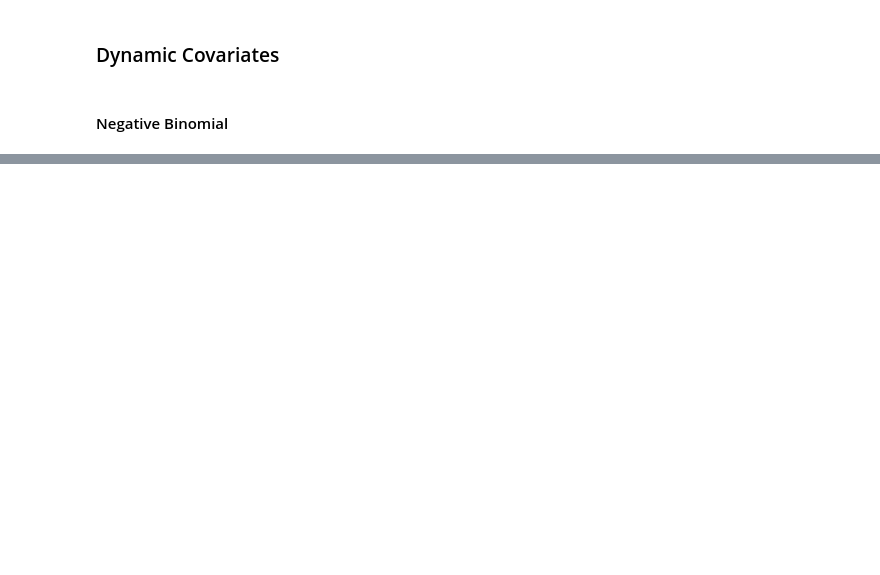
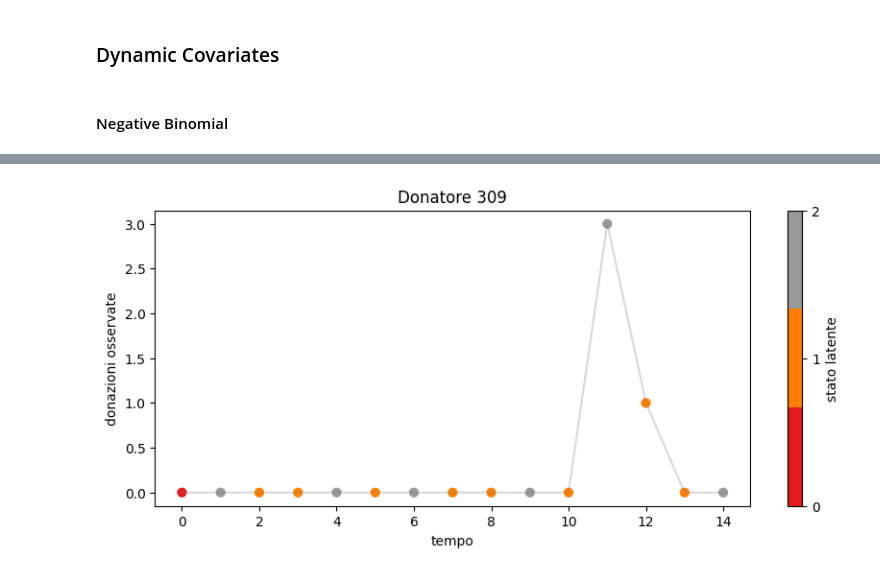
Before and after one commit to erikdeluca/Blood-Donors, a Jupyter notebook: Python/Pyro.ipynb, the cells around one changed output, grey strips where cells are left out. Saved outputs shown, nothing was run; the diff lists cells and outputs as text; code cells hidden in the pictures; blank space fills up the shorter version.

```diff
--- a/Python/Pyro.ipynb
+++ b/Python/Pyro.ipynb
@@ -1273,0 +1691,37 @@ plot_weights_grid(trans_W, covariate_names)
+# %%
+import numpy as np
+import matplotlib.pyplot as plt
+import torch, pyro, pyro.distributions as dist
+
+def infer_one_path(donor_idx, T):
+    """Restituisce una sequenza z_t per un donatore specifico."""
+    zs = []
+    z = dist.Categorical(logits=pyro.param("init_logits_q")).sample()
+    zs.append(z)
+    for t in range(1, T):
+        cov_t = full_cov_torch[donor_idx, t]
+        logits = (pyro.param("trans_W_q")[z] * cov_t).sum(-1) \
+                 + pyro.param("trans_b_q")[z]
+        z = dist.Categorical(logits=logits).sample()
+        zs.append(z)
+    return torch.stack(zs)         # shape (T,)
+
+def plot_donor(idx=0):
+    x = obs_torch[idx].cpu().numpy()
+    T = x.shape[0]
+
+    z_path = infer_one_path(idx, T).cpu().numpy()  # (T,)
+    cmap   = plt.get_cmap('Set1', K)
+
+    plt.figure(figsize=(10,4))
+    plt.scatter(np.arange(T), x, c=z_path, cmap=cmap, s=40)
+    plt.plot(np.arange(T), x, color='grey', alpha=.3)
+    plt.colorbar(ticks=range(K), label='stato latente')
+    plt.xlabel("tempo")
+    plt.ylabel("donazioni osservate")
+    plt.title(f"Donatore {idx}")
+    plt.show()
+
+plot_donor(309)
+# %% [output]
+[figure, added]
```
Also changed, not shown: parts of 57 cells of this notebook, 1 other file.
